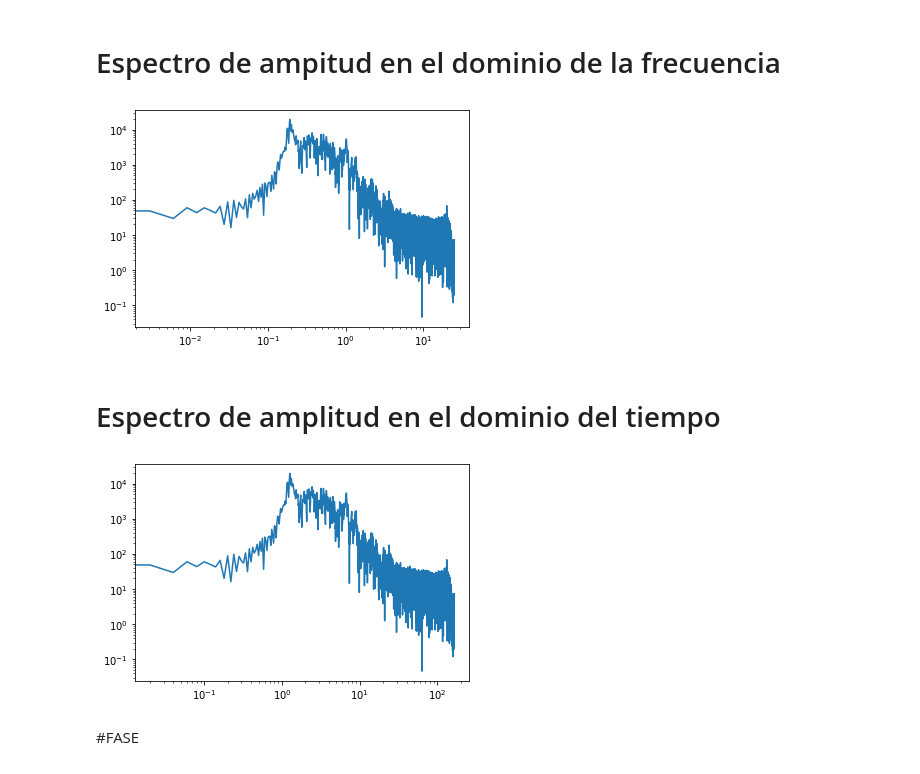
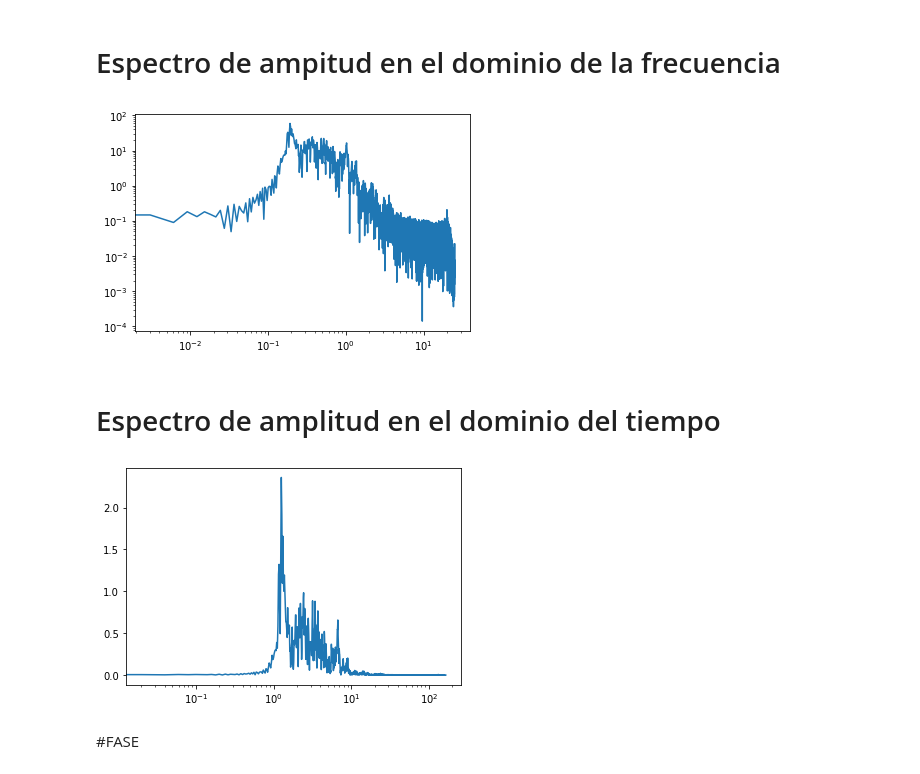
Before and after one commit to elsy-torres/intro_python_for_data, a Jupyter notebook: FFT.ipynb, the cells around one changed output. Drawn from its saved outputs; the diff is of its cells as text; code cells hidden in the pictures.

```diff
--- a/FFT.ipynb
+++ b/FFT.ipynb
@@ -187,6 +188,6 @@ print(fft_2)
 # %% [markdown]
 #Calcular la amplitud espectral
 # %%
-data['asb']= np.abs(data['fft'])
+data['asb']= ((np.absolute(data['fft']))/16448)*2
 data.head()
 # %% [output]
@@ -253,14 +259,14 @@ data.head()
 plt.loglog(t,data['asb'].iloc[0:8224])
 _=plt.show()
 # %% [output]
-[figure, old version]
+[figure, new version]
 # %% [markdown]
 # Espectro de amplitud en el dominio del tiempo
 # %%
-plt.loglog(data['time'].iloc[0:8224],data['asb'].iloc[0:8224])
+plt.semilogx(data['time'].iloc[0:8224],data['asb'].iloc[0:8224])
 _=plt.show()
 # %% [output]
-[figure, old version]
+[figure, new version]
 # %% [markdown]
 #FASE
 # %% [markdown]
```
Also changed, not shown: parts of 7 cells of this notebook.
